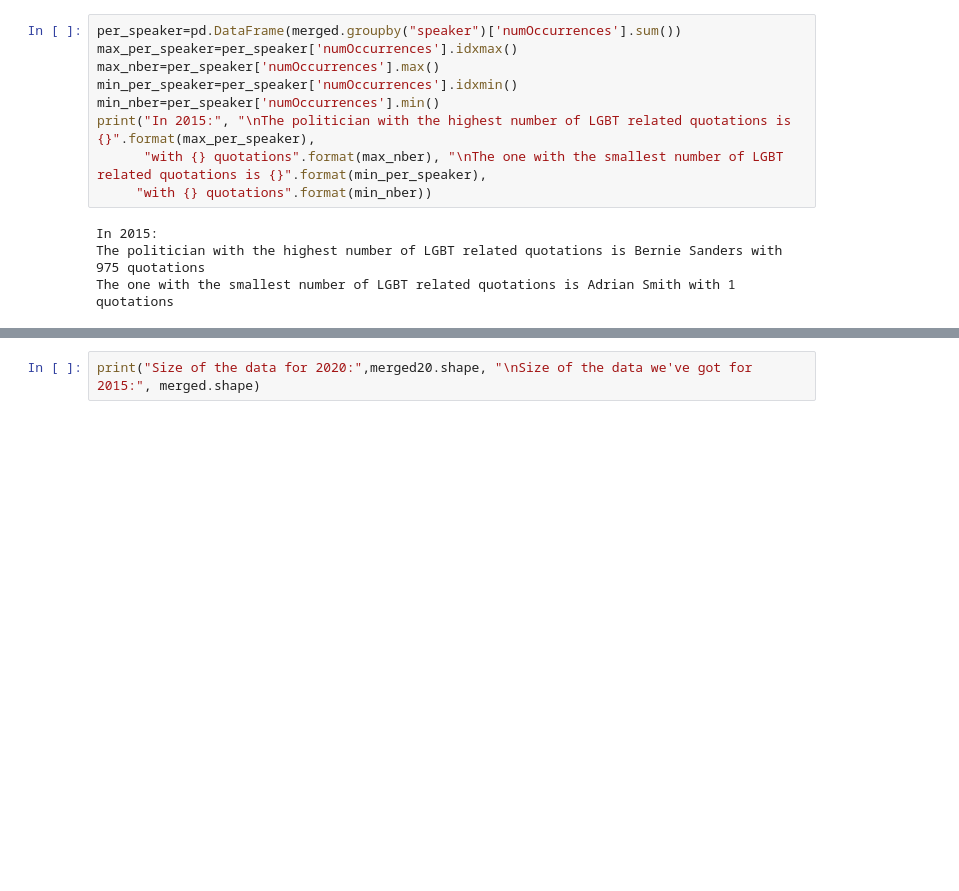
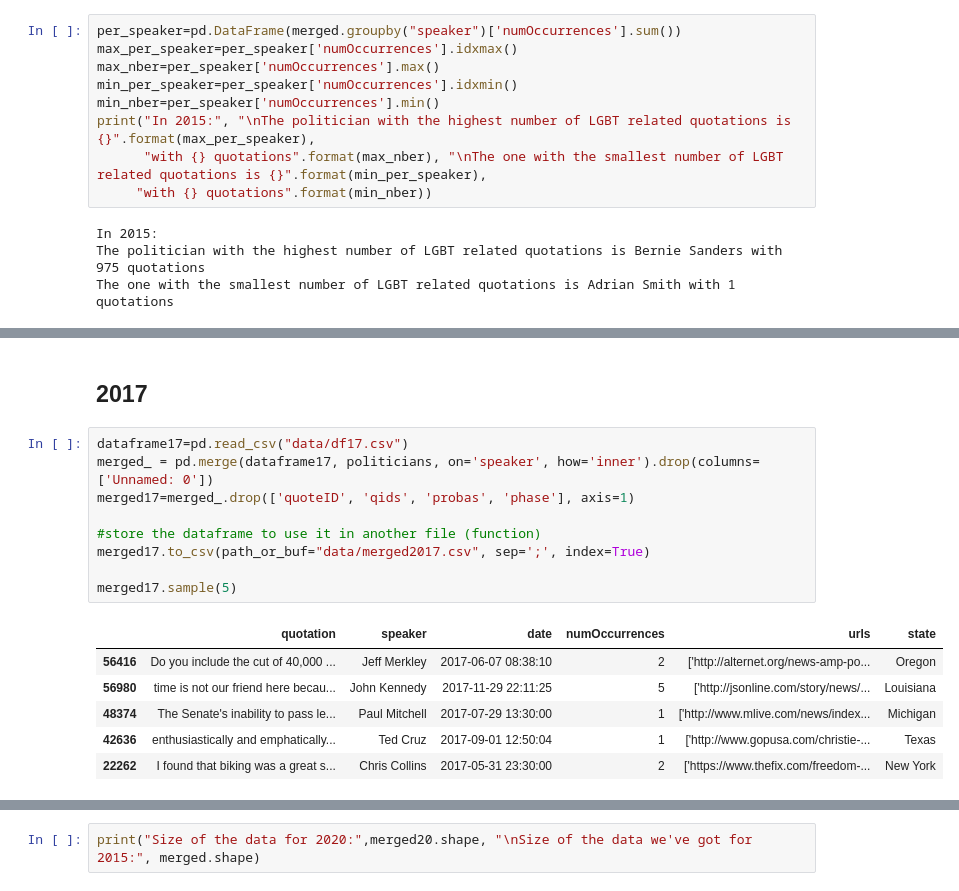
Before and after one commit to epfl-ada/ada-2021-project-ada_group_project, a Jupyter notebook: basic_exploration.ipynb, the cells around one changed output, grey strips where cells are left out. Saved outputs shown, nothing was run; the diff lists cells and outputs as text; blank space fills up the shorter version.

```diff
--- a/basic_exploration.ipynb
+++ b/basic_exploration.ipynb
@@ -212,0 +195,18 @@ The one with the smallest number of LGBT related quotations is Adrian Smith with
+# %% [markdown]
+## 2017
+# %%
+dataframe17=pd.read_csv("data/df17.csv")
+merged_ = pd.merge(dataframe17, politicians, on='speaker', how='inner').drop(columns=['Unnamed: 0'])
+merged17=merged_.drop(['quoteID', 'qids', 'probas', 'phase'], axis=1)
+
+#store the dataframe to use it in another file (function)
+merged17.to_csv(path_or_buf="data/merged2017.csv", sep=';', index=True)
+
+merged17.sample(5)
+# %% [output]
+|  | quotation | speaker | date | numOccurrences | urls | state |
+| 56416 | Do you include the cut of 40,000 ... | Jeff Merkley | 2017-06-07 08:38:10 | 2 | ['http://alternet.org/news-amp-po... | Oregon |
+| 56980 | time is not our friend here becau... | John Kennedy | 2017-11-29 22:11:25 | 5 | ['http://jsonline.com/story/news/... | Louisiana |
+| 48374 | The Senate's inability to pass le... | Paul Mitchell | 2017-07-29 13:30:00 | 1 | ['http://www.mlive.com/news/index... | Michigan |
+| 42636 | enthusiastically and emphatically... | Ted Cruz | 2017-09-01 12:50:04 | 1 | ['http://www.gopusa.com/christie-... | Texas |
+| 22262 | I found that biking was a great s... | Chris Collins | 2017-05-31 23:30:00 | 2 | ['https://www.thefix.com/freedom-... | New York |
```
Also changed, not shown: parts of 23 cells of this notebook.
